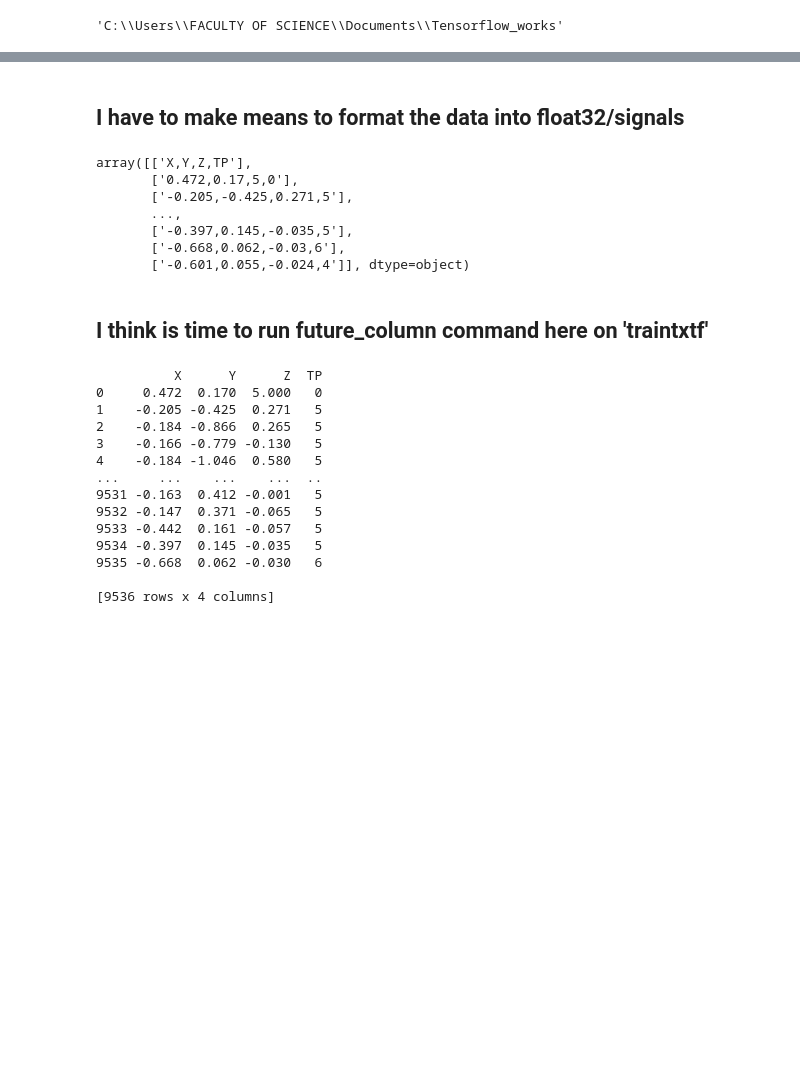
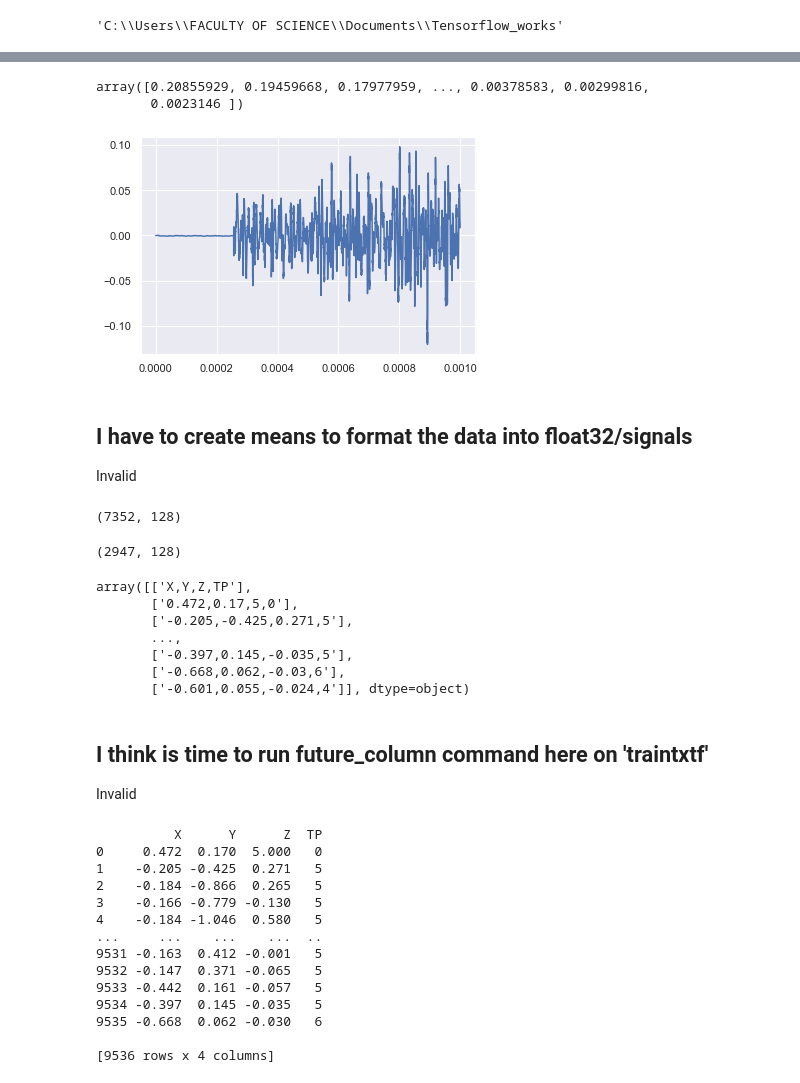
Before and after one commit to sylvas-j/ML, a Jupyter notebook: Tensorflow_works/mydata_ft_extraction.ipynb, the cells around one changed output, grey strips where cells are left out. Saved outputs shown, nothing was run; the diff lists cells and outputs as text; code cells hidden in the pictures; blank space fills up the shorter version.

Commit message:
prof work and feature exftraction with tsfresh on the postural dataset

```diff
--- a/Tensorflow_works/mydata_ft_extraction.ipynb
+++ b/Tensorflow_works/mydata_ft_extraction.ipynb
@@ -64,5 +147,48 @@ traintxtf.info
+# %%
+x_sensor_data = traindata2.loc[0:3999,'X']
+
+filtered_signal = bandpassFilter(x_sensor_data)
+
+filtered_signal
+# %% [output]
+array([0.20855929, 0.19459668, 0.17977959, ..., 0.00378583, 0.00299816,
+       0.0023146 ])
+# %%
+
+# Create a BPF
+o = 2
+fs = 200
+fc = np.array([1,5])
+wc = 2*fc/fs
+[b,a] = sc.signal.freqz(2,0.03, worN = 1024)
+
+#w = fs*w/(2*pi)
+
+
+#    b,a = sc.signal.butter(2, 0.03, 'lowpass', analog=False)
+#    y = sc.signal.filtfilt(b,a, signal, axis = 0)
+
+#filter signal
+x_filt = sc.signal.lfilter(b,a, x_sensor_data)
+
+plt.plot(time, x_filt)
+plt.show()
+# %% [output]
+[figure, added]
 # %% [markdown]
-## I have to make means to format the data into float32/signals
+## I have to create means to format the data into float32/signals
+
+Invalid
+# %%
+x_train_sig = np.loadtxt('D:\\desktop files\\weka\\SOFTX_2020_1-master\\notebooks\\UCI HAR Dataset\\train\\Inertial Signals\\total_acc_x_train.txt', dtype='float32')
+x_train_sig.shape
+# %% [output]
+(7352, 128)
+# %%
+x_test_sig = np.loadtxt('D:\\desktop files\\weka\\SOFTX_2020_1-master\\notebooks\\UCI HAR Dataset\\test\\Inertial Signals\\total_acc_x_test.txt', dtype='float32')
+x_test_sig.shape
+# %% [output]
+(2947, 128)
 # %%
 traindata1
 #train = traindata1.astype(np.float)
@@ -79,6 +205,8 @@ array([['X,Y,Z,TP'],
        ['-0.601,0.055,-0.024,4']], dtype=object)
 # %% [markdown]
 ## I think is time to run future_column command here on 'traintxtf'
+
+Invalid
 # %%
 data = pd.read_csv('D:\\desktop files\\weka\\csvsample__1noG.csv')
 #data.head(4)
```
Also changed, not shown: parts of 9 cells of this notebook, 6 other files.
